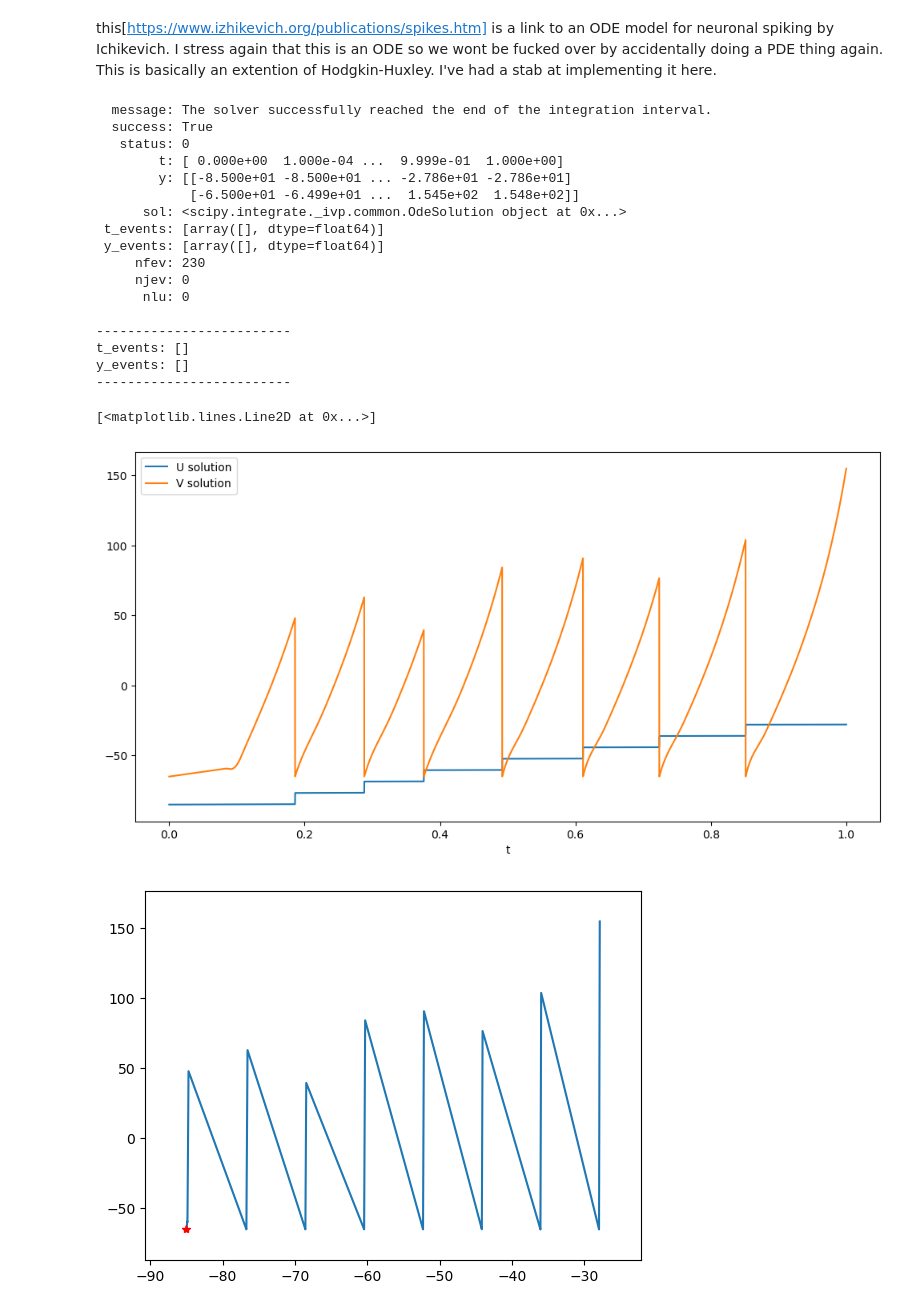
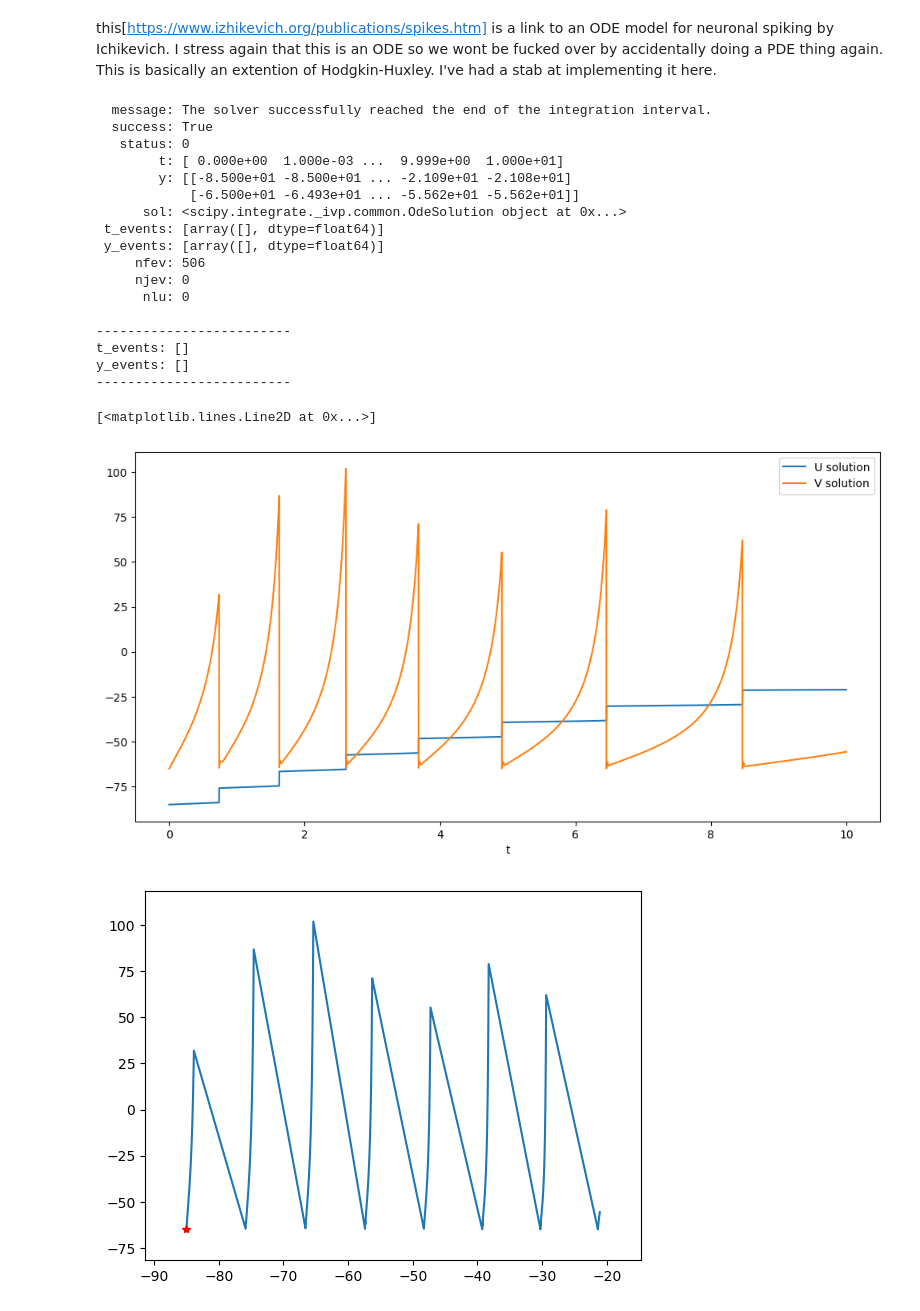
Before and after one commit to USYD-MATH3888-2025-Group-9/model-implementation, a Jupyter notebook: code/izhikevich.ipynb, the cells around one changed output. Drawn from its saved outputs; the diff is of its cells as text; code cells hidden in the pictures.

```diff
--- a/code/izhikevich.ipynb
+++ b/code/izhikevich.ipynb
@@ -10,9 +10,9 @@ from scipy.integrate import solve_ivp
 
 a = 0.02
 b = 0.2
-c = -65
-d = 8
-I = 0
+c = -65.0
+d = 8.0
+I = 0.0
 
 # v is membrane potential
 # u is membrane recovery variable, accounts for K+, activation, Na+ inactivation, negative
@@ -21,8 +21,8 @@ I = 0
 
 
 
-ic = [-85,-65]
-t_span = [0, 1]
+ic = [-85.0,-65.0]
+t_span = [0.0, 10.0]
 t_eval = np.linspace(t_span[0], t_span[1], max((t_span[1] - t_span[0])*100, 10000))
 
 params = (a,b,c,d,I)
@@ -31,14 +31,14 @@ params = (a,b,c,d,I)
 def izhikevich(t, y, a, b, c, d, I):
     u, v = y
 
-    I = 0 if t < t_span[1]/10 else 1000
+    #I = 0 if t < t_span[1]/10 else 1000
 
-    if y[1] > 30:
+    if y[1] >= 30:
         y[0] = y[0] + d
         y[1] = c
 
     dudt = a*(b*v - u)
-    dvdt = 0.04 * v**2 + 5*v + 140 - u + I
+    dvdt = 0.04 * (v**2) + 5*v + 140 - u + I
     return [dudt, dvdt]
 
 def event(t,y, a, b, c, d, I):
@@ -81,39 +81,39 @@ print(f"\n{"-"*25}\nt_events: {soln.t_events[0]}\ny_events: {soln.y_events[0]}\n
 arrow_count = 20
 # u_grid, v_grid = np.meshgrid(
 #     np.linspace(bounds[0]-bounds[4], bounds[1]+bounds[4], arrow_count),
 #     np.linspace(bounds[2]-bounds[5], bounds[3]+bounds[5], arrow_count)
 # )
 # dudt_grid, dvdt_grid = izhikevich(0,(u_grid,v_grid), *params)
 # norm = np.sqrt(dudt_grid**2 + dvdt_grid**2) + 1e-8
 # dudt_norm, dvdt_norm = dudt_grid / norm, dvdt_grid / norm
 
 fig2,ax2 = plt.subplots()
 # ax2.quiver(u_grid,v_grid, dudt_norm, dvdt_norm, color="lightgray")
 ax2.plot(soln.y[0], soln.y[1])
 ax2.set_xlim(bounds[0]-bounds[4], bounds[1]+bounds[4])
 ax2.set_ylim(bounds[2]-bounds[5], bounds[3]+bounds[5])
 ax2.plot(ic[0], ic[1], 'r*')
 # %% [output]
   message: The solver successfully reached the end of the integration interval.
   success: True
    status: 0
-        t: [ 0.000e+00  1.000e-04 ...  9.999e-01  1.000e+00]
-        y: [[-8.500e+01 -8.500e+01 ... -2.786e+01 -2.786e+01]
-            [-6.500e+01 -6.499e+01 ...  1.545e+02  1.548e+02]]
+        t: [ 0.000e+00  1.000e-03 ...  9.999e+00  1.000e+01]
+        y: [[-8.500e+01 -8.500e+01 ... -2.109e+01 -2.108e+01]
+            [-6.500e+01 -6.493e+01 ... -5.562e+01 -5.562e+01]]
       sol: <scipy.integrate._ivp.common.OdeSolution object at 0x...>
  t_events: [array([], dtype=float64)]
  y_events: [array([], dtype=float64)]
-     nfev: 230
+     nfev: 506
      njev: 0
       nlu: 0
 
 -------------------------
 t_events: []
 y_events: []
 -------------------------
 [<matplotlib.lines.Line2D at 0x...>]
-[figure, old version]
+[figure, new version]
-[figure, old version]
+[figure, new version]
 # %%
 # Explicit solution for v from its differential equation
 # By rearranging we can obtain that
```
Also changed, not shown: 17 other files.
